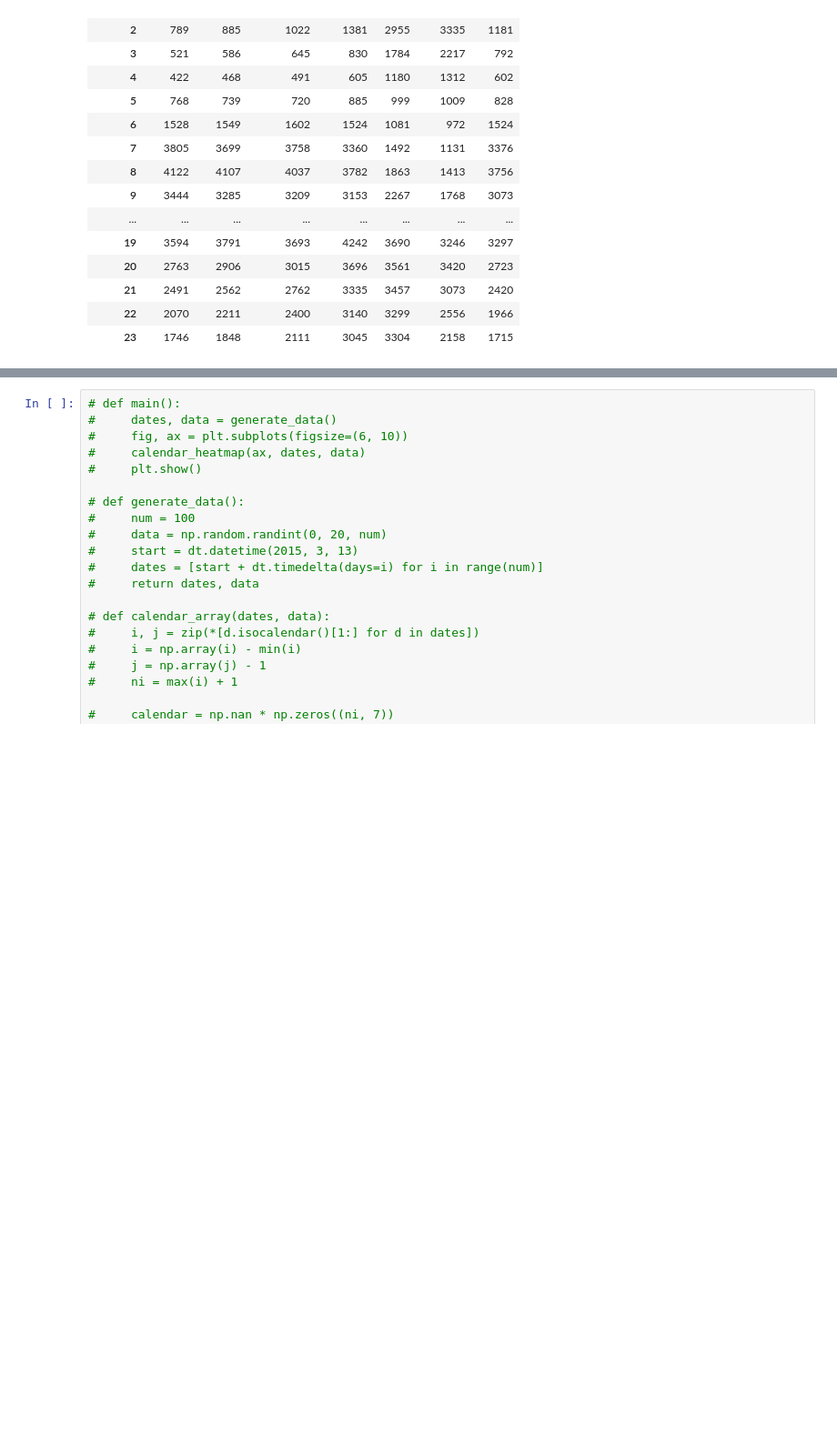
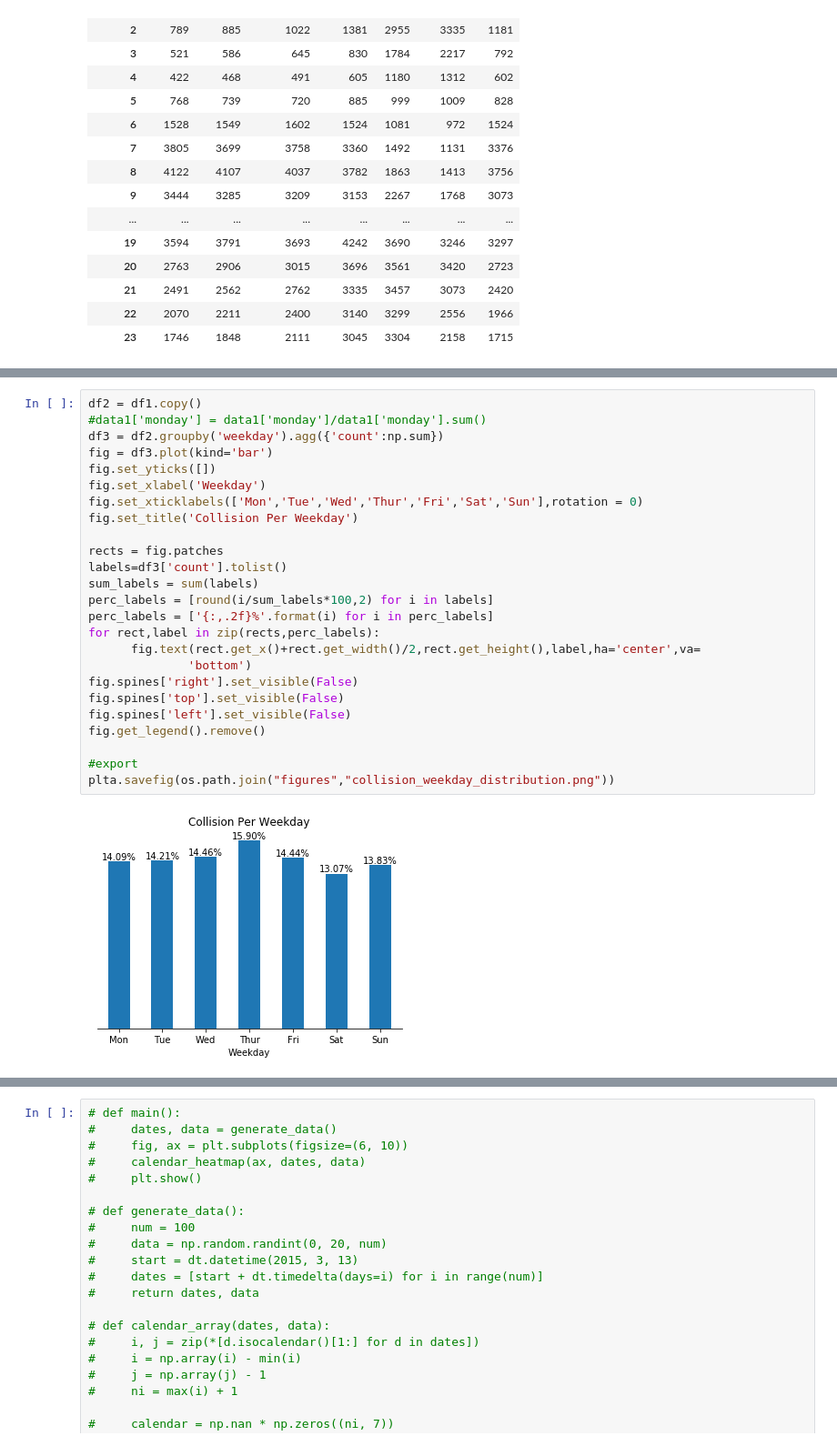
Before and after one commit to shaun-huang/LA-Traffic-Collision-Analysis, a Jupyter notebook: Heatmap by hour and weekdays.ipynb, the cells around one changed output, grey strips where cells are left out. Shown at 91% size. Drawn from its saved outputs; the diff is of its cells as text; blank space fills up the shorter version.

```diff
--- a/Heatmap by hour and weekdays.ipynb
+++ b/Heatmap by hour and weekdays.ipynb
@@ -91,0 +96,27 @@ ax.set(xlabel='Day of Week', ylabel='Hour of Day');
+# %%
+df2 = df1.copy()
+#data1['monday'] = data1['monday']/data1['monday'].sum()
+df3 = df2.groupby('weekday').agg({'count':np.sum})
+fig = df3.plot(kind='bar')
+fig.set_yticks([])
+fig.set_xlabel('Weekday')
+fig.set_xticklabels(['Mon','Tue','Wed','Thur','Fri','Sat','Sun'],rotation = 0)
+fig.set_title('Collision Per Weekday')
+
+rects = fig.patches
+labels=df3['count'].tolist()
+sum_labels = sum(labels)
+perc_labels = [round(i/sum_labels*100,2) for i in labels]
+perc_labels = ['{:,.2f}%'.format(i) for i in perc_labels]
+for rect,label in zip(rects,perc_labels):
+      fig.text(rect.get_x()+rect.get_width()/2,rect.get_height(),label,ha='center',va=
+              'bottom')
+fig.spines['right'].set_visible(False)
+fig.spines['top'].set_visible(False)
+fig.spines['left'].set_visible(False)
+fig.get_legend().remove()
+
+#export
+plta.savefig(os.path.join("figures","collision_weekday_distribution.png"))
+# %% [output]
+[figure, added]
```
Also changed, not shown: parts of 2 cells of this notebook, 6 other files.
